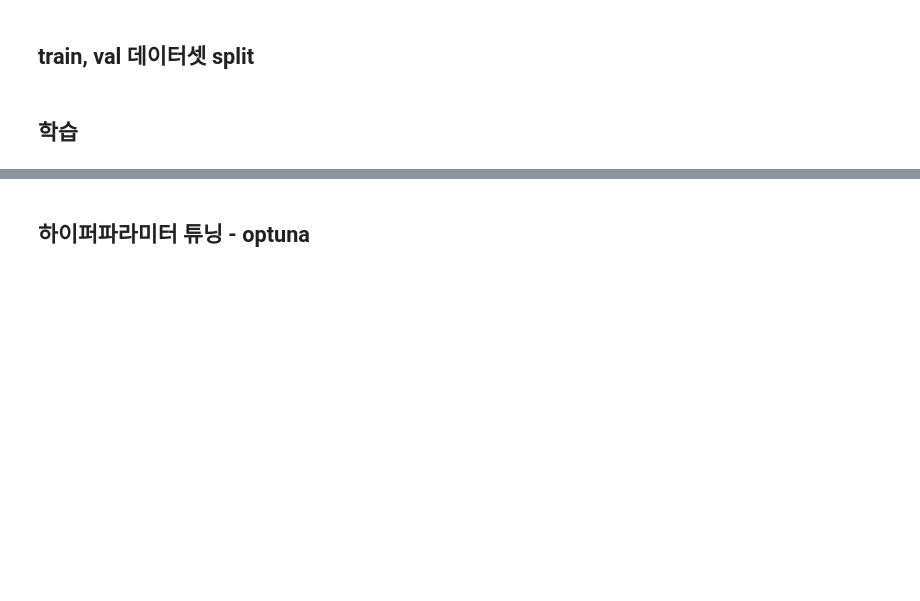
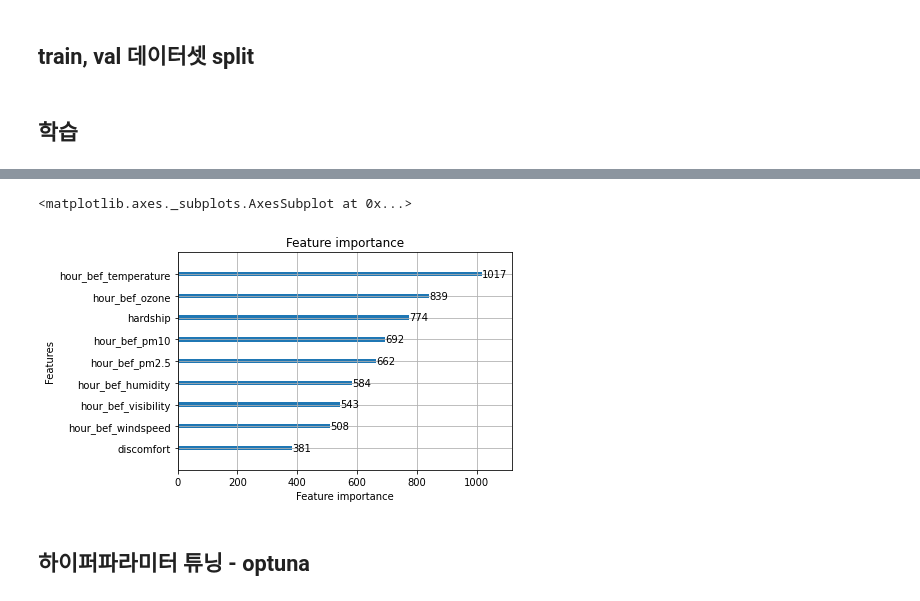
Before and after one commit to Sunnnyyy16/Dacon_study, a Jupyter notebook: bike/seoul_bike.ipynb, the cells around one changed output, grey strips where cells are left out. Cells and saved outputs as stored; diff of their text form; code cells hidden in the pictures; blank space fills up the shorter version.

```diff
--- a/bike/seoul_bike.ipynb
+++ b/bike/seoul_bike.ipynb
@@ -192,0 +217,16 @@ plt.show()
+# %%
+# 불쾌지수 함수 만들기
+def get_discomfort(humidity,temperature):
+  discomfort = 0.4*(humidity+temperature) +4.8
+
+  return discomfort
+# %%
+# 불쾌지수 함수로 새 컬럼 만들기
+train['discomfort'] = [0]* len(train)
+
+for i in range(len(train)):
+  train.discomfort[i] = get_discomfort(train.hour_bef_humidity[i],train.hour_bef_temperature[i])
+
+test['discomfort'] = [0] * len(test)
+for i in range(len(test)):
+  test.discomfort[i] = get_discomfort(test.hour_bef_humidity[i],test.hour_bef_temperature[i])
@@ -192,0 +235,3 @@ plt.show()
+# %%
+train['hardship'] = train['hour_bef_visibility']* train['hour_bef_windspeed']
+test['hardship'] = test['hour_bef_visibility']* test['hour_bef_windspeed']
@@ -217,6 +271,7 @@ train.head()
 # %% [markdown]
 ## train, val 데이터셋 split
 # %%
-X = train.drop(['id','hour','count'],axis=1)
+# 상관관계가 낮게 나온 hour_bef_precipitation 빼기
+X = train.drop(['id','hour','count','hour_bef_precipitation'],axis=1)
 y = train['count']
 # %%
@@ -262,3 +315,8 @@ Testing Score
+# %%
+lgbm.plot_importance(lgbm_reg)
+# %% [output]
+<matplotlib.axes._subplots.AxesSubplot at 0x...>
+[figure, added]
 # %% [markdown]
 ## 하이퍼파라미터 튜닝 - optuna
 # %%
```
Also changed, not shown: parts of 25 cells of this notebook.
